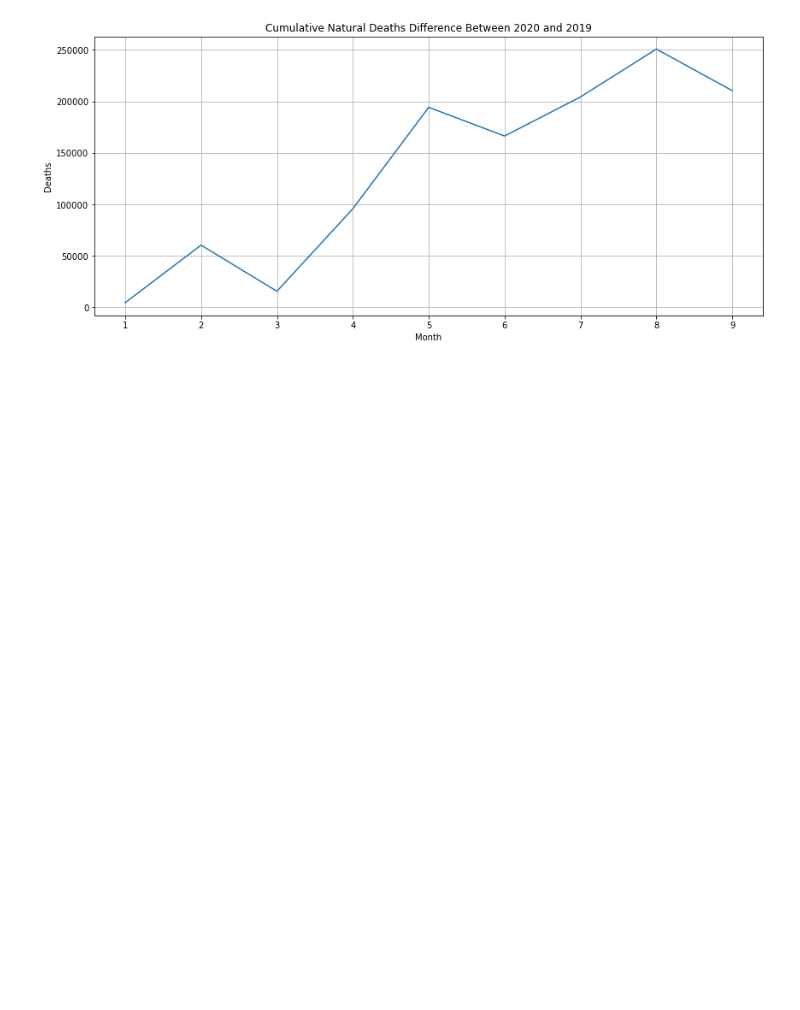
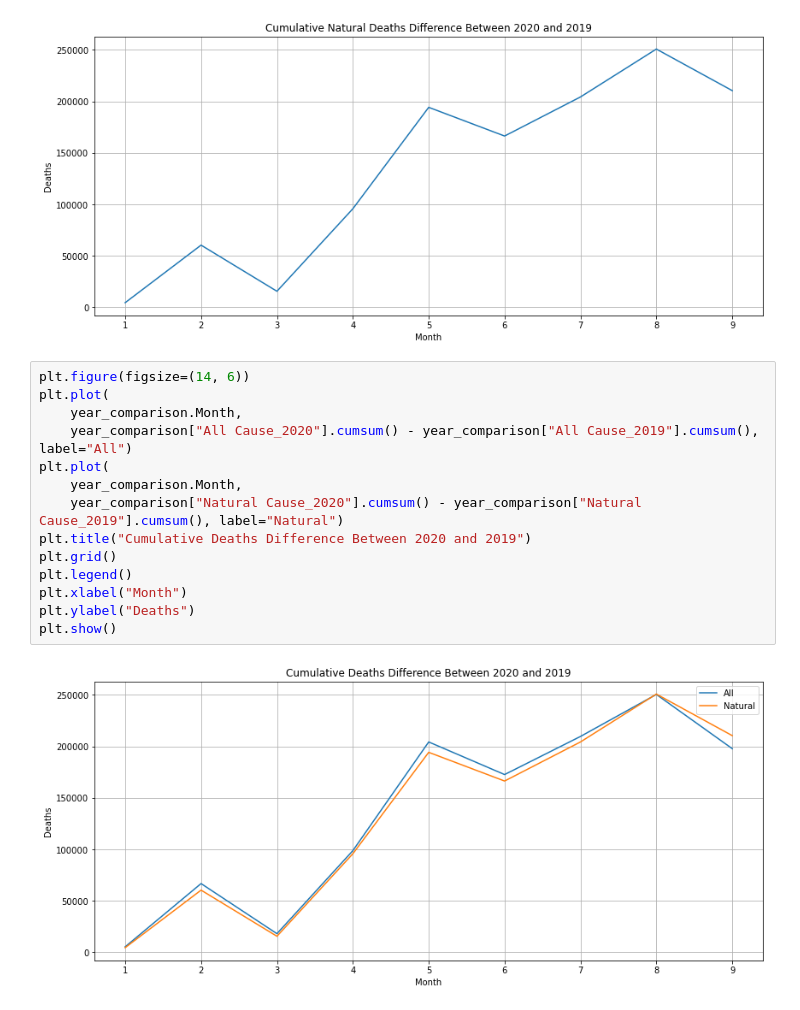
Before and after one commit to castle8080/castle_analysis, a Jupyter notebook: us_deaths/NaturalCauseDeaths.ipynb, the cells around one changed output. Saved outputs shown, nothing was run; the diff lists cells and outputs as text; blank space fills up the shorter version.

```diff
--- a/us_deaths/NaturalCauseDeaths.ipynb
+++ b/us_deaths/NaturalCauseDeaths.ipynb
@@ -64,3 +66,19 @@ plt.ylabel("Deaths")
 plt.show()
 # %% [output]
 [figure]
+# %%
+plt.figure(figsize=(14, 6))
+plt.plot(
+    year_comparison.Month,
+    year_comparison["All Cause_2020"].cumsum() - year_comparison["All Cause_2019"].cumsum(), label="All")
+plt.plot(
+    year_comparison.Month,
+    year_comparison["Natural Cause_2020"].cumsum() - year_comparison["Natural Cause_2019"].cumsum(), label="Natural")
+plt.title("Cumulative Deaths Difference Between 2020 and 2019")
+plt.grid()
+plt.legend()
+plt.xlabel("Month")
+plt.ylabel("Deaths")
+plt.show()
+# %% [output]
+[figure, added]
```
Also changed, not shown: parts of 3 cells of this notebook.
